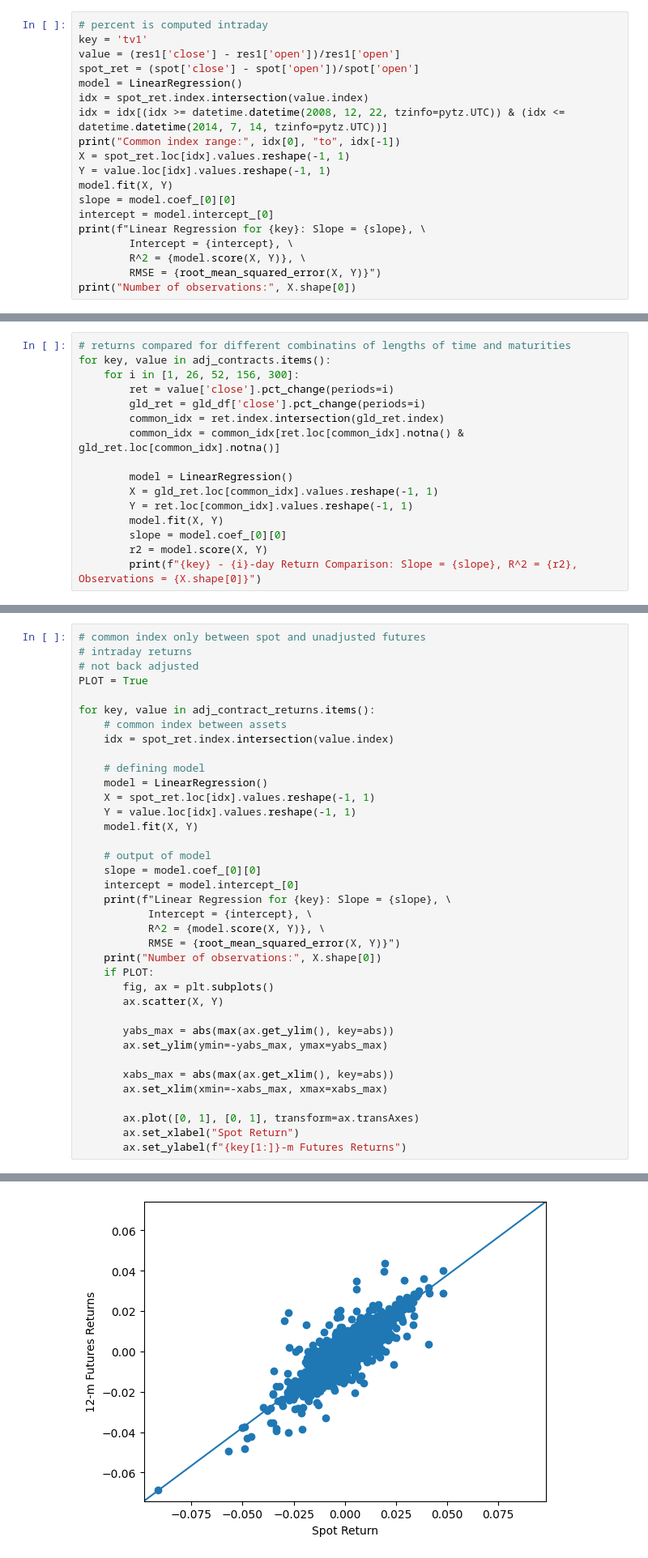
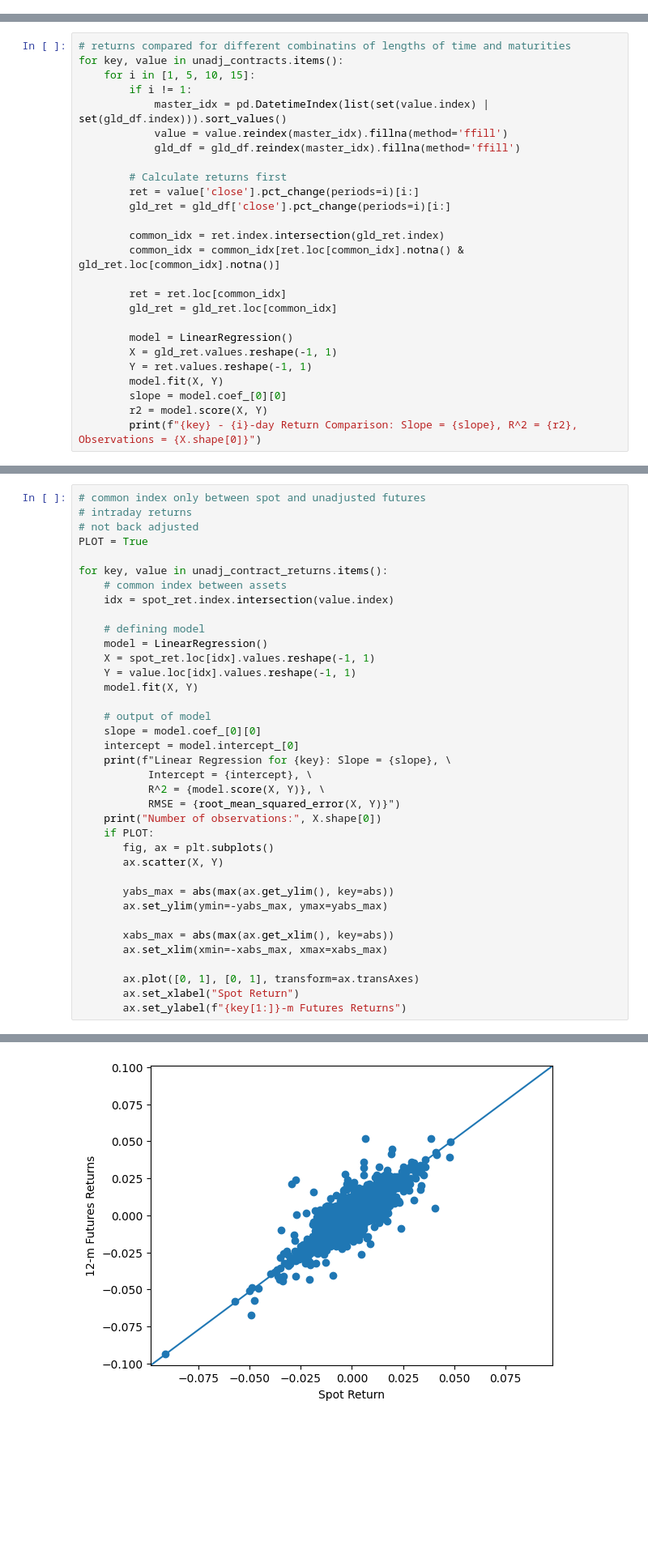
Before and after one commit to joeHollander/ETF-Research, a Jupyter notebook: main.ipynb, the cells around one changed output, grey strips where cells are left out. Shown: that part at 81% size. Cells and saved outputs as stored; diff of their text form; blank space fills up the shorter version.

```diff
--- a/main.ipynb
+++ b/main.ipynb
@@ -215,19 +136,0 @@ Number of observations: 996
-# %%
-# percent is computed intraday
-key = 'tv1'
-value = (res1['close'] - res1['open'])/res1['open']
-spot_ret = (spot['close'] - spot['open'])/spot['open']
-model = LinearRegression()
-idx = spot_ret.index.intersection(value.index)
-idx = idx[(idx >= datetime.datetime(2008, 12, 22, tzinfo=pytz.UTC)) & (idx <= datetime.datetime(2014, 7, 14, tzinfo=pytz.UTC))]
-print("Common index range:", idx[0], "to", idx[-1])
-X = spot_ret.loc[idx].values.reshape(-1, 1)
-Y = value.loc[idx].values.reshape(-1, 1)
-model.fit(X, Y)
-slope = model.coef_[0][0]
-intercept = model.intercept_[0]
-print(f"Linear Regression for {key}: Slope = {slope}, \
-        Intercept = {intercept}, \
-        R^2 = {model.score(X, Y)}, \
-        RMSE = {root_mean_squared_error(X, Y)}")
-print("Number of observations:", X.shape[0])
@@ -247,16 +146,26 @@ unadj_contracts = {
 }
 # %%
 # returns compared for different combinatins of lengths of time and maturities
-for key, value in adj_contracts.items():
-    for i in [1, 26, 52, 156, 300]:
-        ret = value['close'].pct_change(periods=i)
-        gld_ret = gld_df['close'].pct_change(periods=i)
+for key, value in unadj_contracts.items():
+    for i in [1, 5, 10, 15]:
+        if i != 1:
+            master_idx = pd.DatetimeIndex(list(set(value.index) | set(gld_df.index))).sort_values()
+            value = value.reindex(master_idx).fillna(method='ffill')
+            gld_df = gld_df.reindex(master_idx).fillna(method='ffill')
+
+        # Calculate returns first
+        ret = value['close'].pct_change(periods=i)[i:]
+        gld_ret = gld_df['close'].pct_change(periods=i)[i:]
+
         common_idx = ret.index.intersection(gld_ret.index)
         common_idx = common_idx[ret.loc[common_idx].notna() & gld_ret.loc[common_idx].notna()]
 
+        ret = ret.loc[common_idx]
+        gld_ret = gld_ret.loc[common_idx]
+
         model = LinearRegression()
-        X = gld_ret.loc[common_idx].values.reshape(-1, 1)
-        Y = ret.loc[common_idx].values.reshape(-1, 1)
+        X = gld_ret.values.reshape(-1, 1)
+        Y = ret.values.reshape(-1, 1)
         model.fit(X, Y)
         slope = model.coef_[0][0]
         r2 = model.score(X, Y)
@@ -301,7 +230,7 @@ unadj_contract_returns = {f"c{i}": returns(unadj_contracts[f"c{i}"]) for i in [1
 # not back adjusted
 PLOT = True
 
-for key, value in adj_contract_returns.items():
+for key, value in unadj_contract_returns.items():
     # common index between assets
     idx = spot_ret.index.intersection(value.index)
 
@@ -347,4 +276,4 @@ Number of observations: 3405
-[figure, old version]
+[figure, new version]
 # %%
 # plotting first 4 months of 2024
 
```
Also changed, not shown: parts of 12 cells of this notebook, 5 other files.
